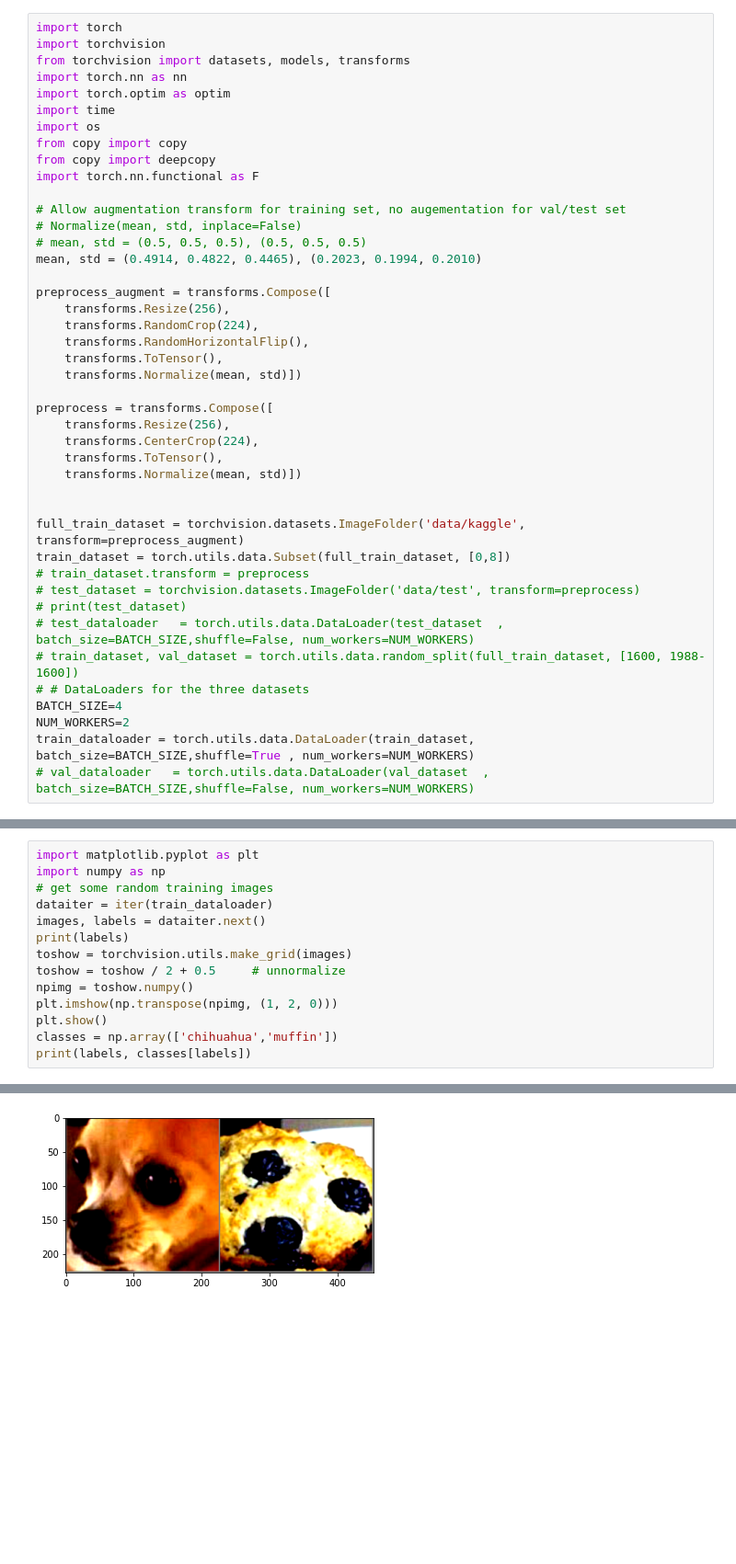
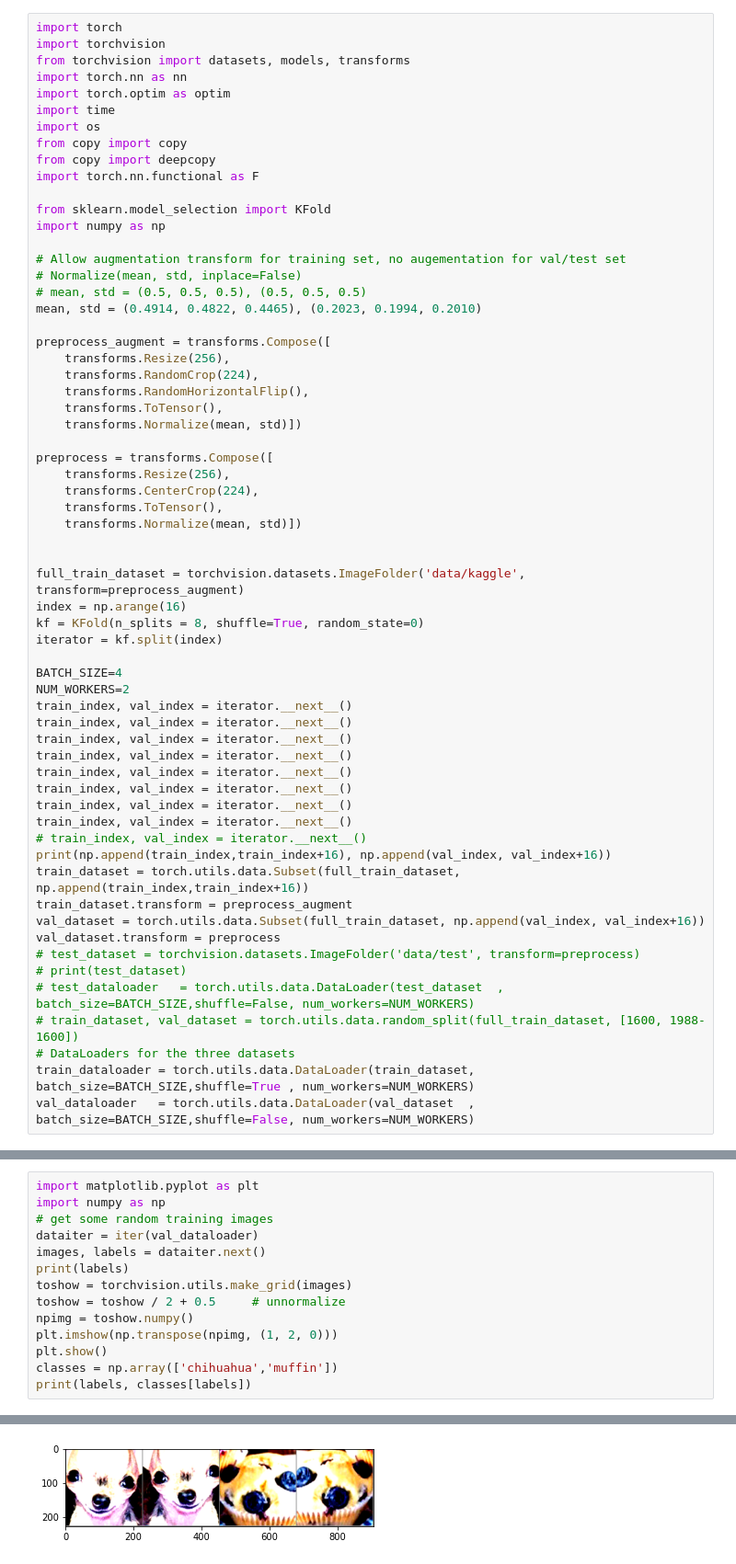
Before and after one commit to akraradets/2021JanRTML, a Jupyter notebook: lab3/lab3 - chihuahua_muffin_kfold.ipynb, the cells around one changed output, grey strips where cells are left out. Shown: that part at 92% size. Drawn from its saved outputs; the diff is of its cells as text; blank space fills up the shorter version.

```diff
--- a/lab3/lab3 - chihuahua_muffin_kfold.ipynb
+++ b/lab3/lab3 - chihuahua_muffin_kfold.ipynb
@@ -17,6 +62,9 @@ import os
 from copy import copy
 from copy import deepcopy
 import torch.nn.functional as F
+
+from sklearn.model_selection import KFold
+import numpy as np
 
 # Allow augmentation transform for training set, no augementation for val/test set
 # Normalize(mean, std, inplace=False)
@@ -38,14 +86,30 @@ preprocess = transforms.Compose([
 
 
 full_train_dataset = torchvision.datasets.ImageFolder('data/kaggle', transform=preprocess_augment)
-train_dataset = torch.utils.data.Subset(full_train_dataset, [0,8])
-# train_dataset.transform = preprocess
+index = np.arange(16)
+kf = KFold(n_splits = 8, shuffle=True, random_state=0)
+iterator = kf.split(index)
+
+BATCH_SIZE=4
+NUM_WORKERS=2
+train_index, val_index = iterator.__next__()
+train_index, val_index = iterator.__next__()
+train_index, val_index = iterator.__next__()
+train_index, val_index = iterator.__next__()
+train_index, val_index = iterator.__next__()
+train_index, val_index = iterator.__next__()
+train_index, val_index = iterator.__next__()
+train_index, val_index = iterator.__next__()
+# train_index, val_index = iterator.__next__()
+print(np.append(train_index,train_index+16), np.append(val_index, val_index+16))
+train_dataset = torch.utils.data.Subset(full_train_dataset, np.append(train_index,train_index+16))
+train_dataset.transform = preprocess_augment
+val_dataset = torch.utils.data.Subset(full_train_dataset, np.append(val_index, val_index+16))
+val_dataset.transform = preprocess
 # test_dataset = torchvision.datasets.ImageFolder('data/test', transform=preprocess)
 # print(test_dataset)
 # test_dataloader   = torch.utils.data.DataLoader(test_dataset  , batch_size=BATCH_SIZE,shuffle=False, num_workers=NUM_WORKERS)
 # train_dataset, val_dataset = torch.utils.data.random_split(full_train_dataset, [1600, 1988-1600])
-# # DataLoaders for the three datasets
-BATCH_SIZE=4
-NUM_WORKERS=2
+# DataLoaders for the three datasets
 train_dataloader = torch.utils.data.DataLoader(train_dataset, batch_size=BATCH_SIZE,shuffle=True , num_workers=NUM_WORKERS)
-# val_dataloader   = torch.utils.data.DataLoader(val_dataset  , batch_size=BATCH_SIZE,shuffle=False, num_workers=NUM_WORKERS)
+val_dataloader   = torch.utils.data.DataLoader(val_dataset  , batch_size=BATCH_SIZE,shuffle=False, num_workers=NUM_WORKERS)
@@ -53,7 +120,7 @@ train_dataloader = torch.utils.data.DataLoader(train_dataset, batch_size=BATCH_S
 import matplotlib.pyplot as plt
 import numpy as np
 # get some random training images
-dataiter = iter(train_dataloader)
+dataiter = iter(val_dataloader)
 images, labels = dataiter.next()
 print(labels)
 toshow = torchvision.utils.make_grid(images)
@@ -69 +136 @@ tensor([0, 1])
-[figure, old version]
+[figure, new version]
```
Also changed, not shown: parts of 6 cells of this notebook, 45 other files.
